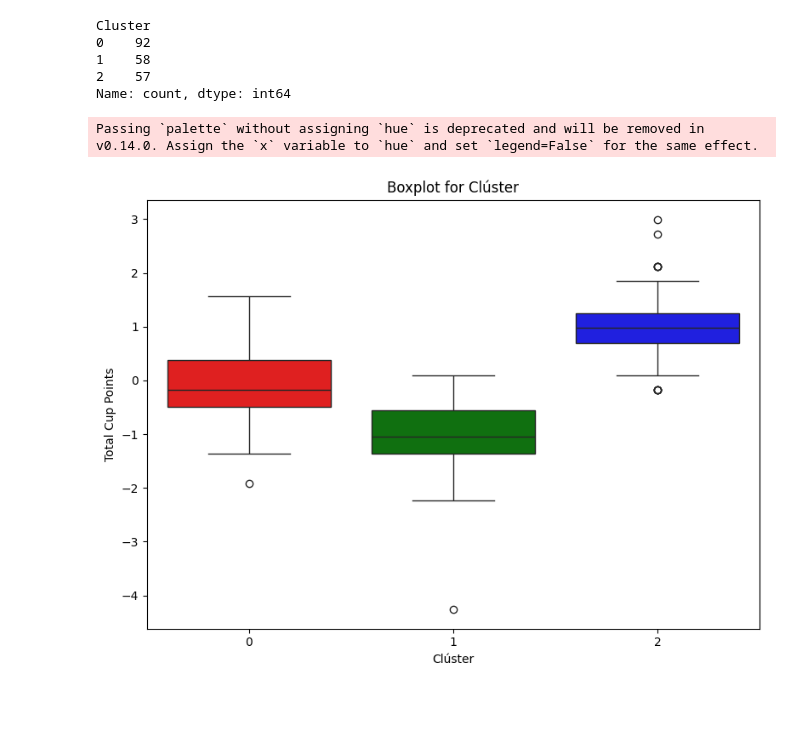
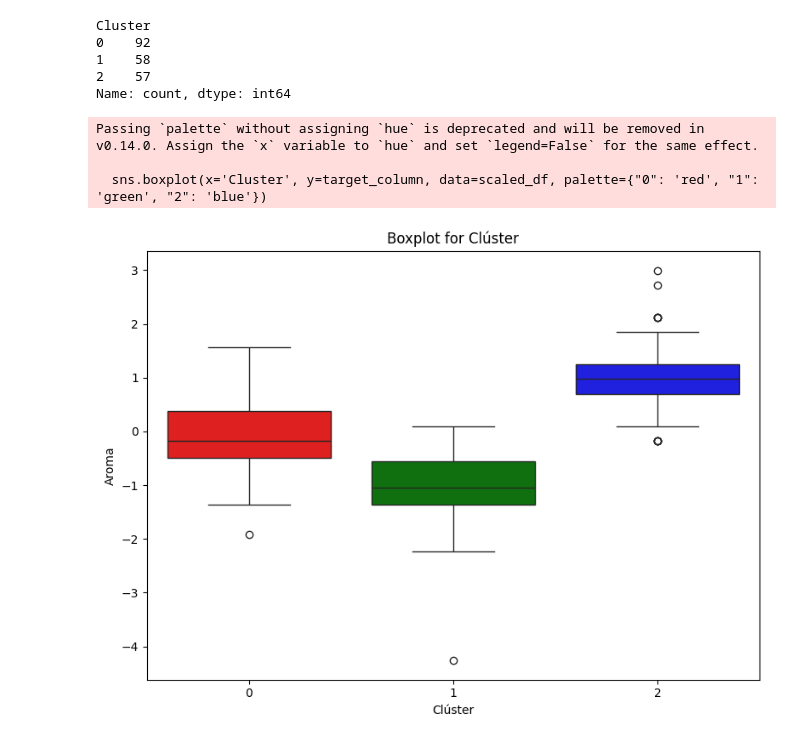
Before and after one commit to Luklr/SI-2025, a Jupyter notebook: TP-Final-ML/clustering.ipynb, the cells around one changed output. Saved outputs shown, nothing was run; the diff lists cells and outputs as text; code cells hidden in the pictures; blank space fills up the shorter version.

```diff
--- a/TP-Final-ML/clustering.ipynb
+++ b/TP-Final-ML/clustering.ipynb
@@ -380,21 +395,23 @@ Name: count, dtype: int64
 # %%
 import matplotlib.pyplot as plt
 import seaborn as sns
 
 # Asegurate de tener los datos en un DataFrame con una columna de clusters
 # Por ejemplo: data["Cluster"] = clusters_pred
-
+target_column_str = "Aroma"  # Nombre de la columna a graficar
 # Columna numérica a graficar (puede cambiarse por el nombre real, ej: 'Parsed Altitude')
-target_column = scaled_df["Aroma"]  # columna 8, según tu ejemplo
+target_column = scaled_df[target_column_str]  # columna 8, según tu ejemplo
 
 plt.figure(figsize=(8, 6))
 sns.boxplot(x='Cluster', y=target_column, data=scaled_df, palette={"0": 'red', "1": 'green', "2": 'blue'})
 
 plt.title("Boxplot for Clúster")
 plt.xlabel("Clúster")
-plt.ylabel("Total Cup Points")
+plt.ylabel(target_column_str)
 plt.tight_layout()
 plt.show()
 # %% [output]
 Passing `palette` without assigning `hue` is deprecated and will be removed in v0.14.0. Assign the `x` variable to `hue` and set `legend=False` for the same effect.
+
+  sns.boxplot(x='Cluster', y=target_column, data=scaled_df, palette={"0": 'red', "1": 'green', "2": 'blue'})
-[figure, old version]
+[figure, new version]
```
Also changed, not shown: parts of 2 cells of this notebook.
